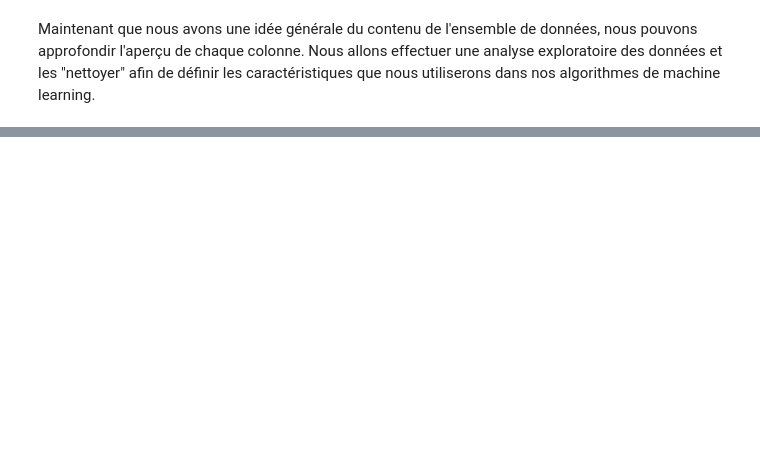
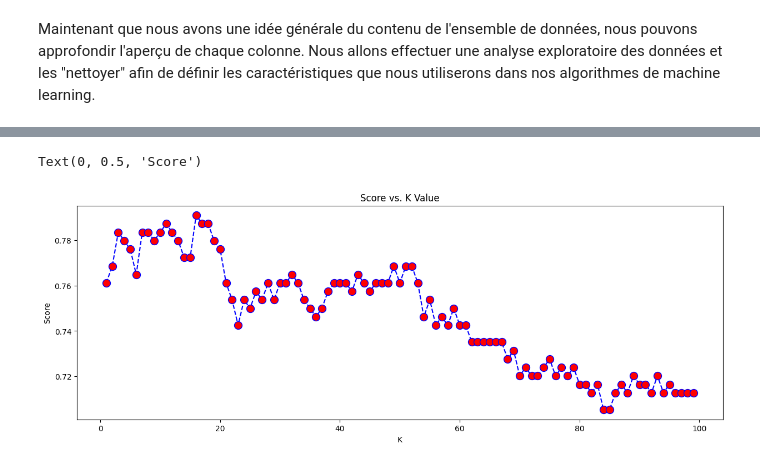
Before and after one commit to Str0mG/ML01-MachineLearning, a Jupyter notebook: ML01 Projet V1.ipynb, the cells around one changed output, grey strips where cells are left out. Saved outputs shown, nothing was run; the diff lists cells and outputs as text; code cells hidden in the pictures; blank space fills up the shorter version.

```diff
--- a/ML01 Projet V1.ipynb
+++ b/ML01 Projet V1.ipynb
@@ -232,0 +305,12 @@ Text(0.5, 1.0, 'Age Histogram')
+# %%
+from sklearn.preprocessing import StandardScaler
+
+
+std=StandardScaler()
+columns = ['Age','Fare']
+scaled = std.fit_transform(df_train[['Age','Fare']])
+scaled = pd.DataFrame(scaled,columns=columns)
+df=df_train.drop(columns=columns,axis=1)
+df=df.merge(scaled,left_index=True,right_index=True,how="left")
+
+df.head()
@@ -232,0 +324,30 @@ Text(0.5, 1.0, 'Age Histogram')
+# %%
+X = df.drop(['Survived'], axis=1).values
+y = df['Survived'].values
+
+
+
+from sklearn.model_selection import train_test_split
+
+# Split the data into training and testing sets
+X_train, X_test, y_train, y_test = train_test_split(X, y, test_size=0.3, random_state=42)
+# %%
+from sklearn.neighbors import KNeighborsClassifier
+
+score = np.array([])
+# Create KNN classifier
+for i in range(1,100):
+    knn = KNeighborsClassifier(n_neighbors = i)
+    knn.fit(X_train,y_train)
+    score = np.append(score,knn.score(X_test, y_test))
+
+# Plotando o gráfico de K x Score
+plt.figure(figsize=(15, 5))
+plt.plot(range(1,100),score,color='blue', linestyle='dashed', marker='o',
+         markerfacecolor='red', markersize=10)
+plt.title('Score vs. K Value')
+plt.xlabel('K')
+plt.ylabel('Score')
+# %% [output]
+Text(0, 0.5, 'Score')
+[figure, added]
```
Also changed, not shown: parts of 12 cells of this notebook, 7 other files.
